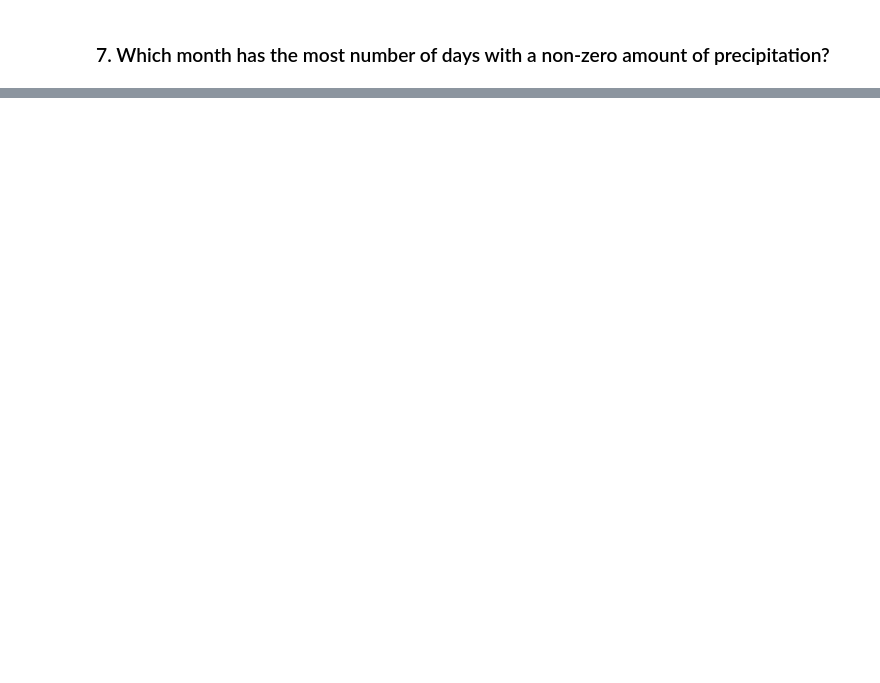
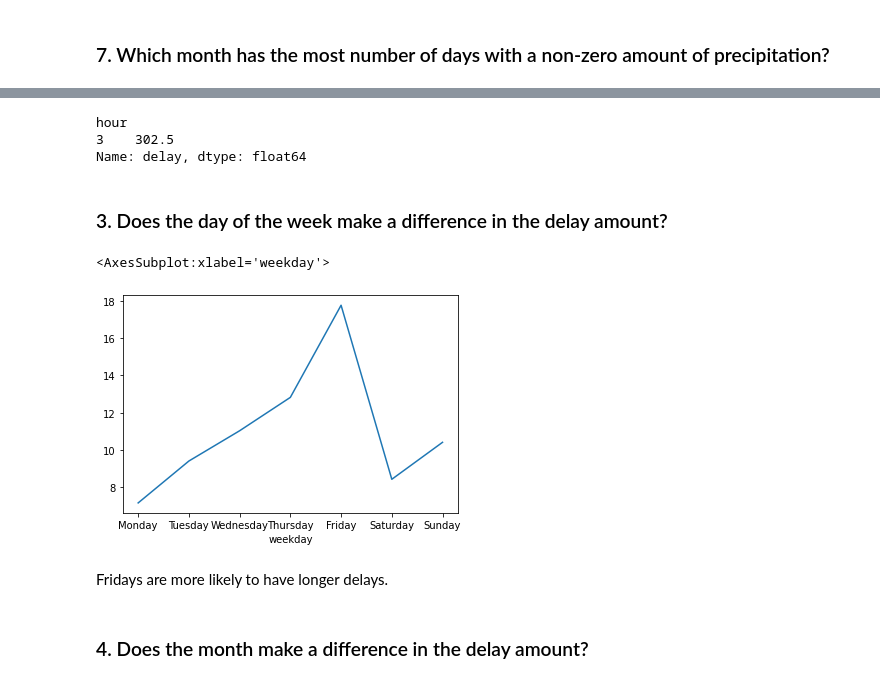
Before and after one commit to markydoug/time-series-exercises, a Jupyter notebook: working_with_time_series_in_pandas_exercises.ipynb, the cells around one changed output, grey strips where cells are left out. Saved outputs shown, nothing was run; the diff lists cells and outputs as text; code cells hidden in the pictures; blank space fills up the shorter version.

Commit message:
Add flight data exercises

```diff
--- a/working_with_time_series_in_pandas_exercises.ipynb
+++ b/working_with_time_series_in_pandas_exercises.ipynb
@@ -244,0 +314,26 @@ min_max_month = temps.resample('M').temp.agg(['min', 'max'])
+# %%
+flights = flights.reset_index().set_index('date')
+# %%
+flights['hour'] = flights.index.hour
+# %%
+flights.groupby('hour').mean().sort_values('delay', ascending=False).delay.head(1)
+# %% [output]
+hour
+3    302.5
+Name: delay, dtype: float64
+# %% [markdown]
+### 3. Does the day of the week make a difference in the delay amount?
+# %%
+flights['weekday'] = flights.date.dt.day_name()
+days = ['Monday','Tuesday','Wednesday','Thursday','Friday','Saturday', 'Sunday']
+# %%
+weekday = flights.groupby('weekday').mean().reindex(days)
+# %%
+weekday.delay.plot()
+# %% [output]
+<AxesSubplot:xlabel='weekday'>
+[figure, added]
+# %% [markdown]
+Fridays are more likely to have longer delays.
+# %% [markdown]
+### 4. Does the month make a difference in the delay amount?
```
Also changed, not shown: parts of 47 cells of this notebook.
